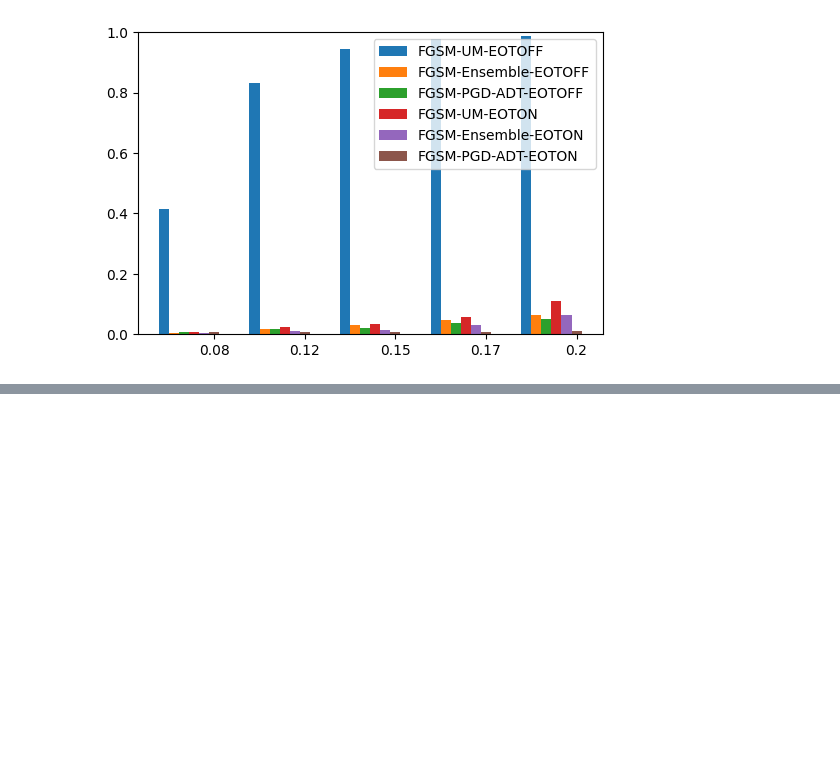
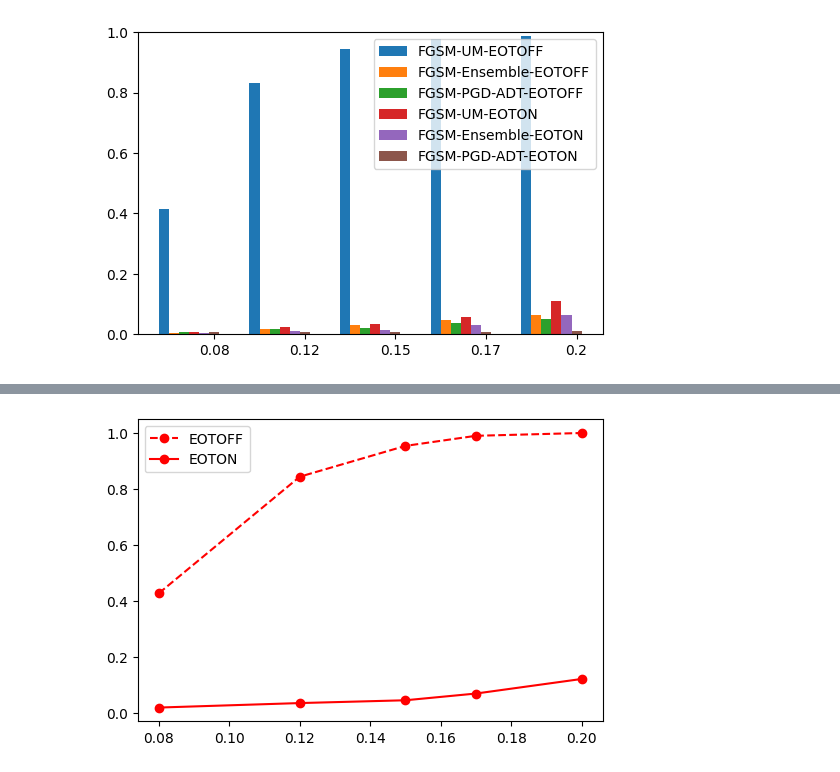
Before and after one commit to Arleycht/project-athena, a Jupyter notebook: Task1_update/ResultGraph.ipynb, the cells around one changed output, grey strips where cells are left out. Drawn from its saved outputs; the diff is of its cells as text; code cells hidden in the pictures; blank space fills up the shorter version.

```diff
--- a/Task1_update/ResultGraph.ipynb
+++ b/Task1_update/ResultGraph.ipynb
@@ -137,0 +179,17 @@ plt.show()
+# %%
+fig = plt.figure(dpi=100)
+
+x = [x[0] for x in pgdexp['EOTOFF']]
+y = [x[1] for x in pgdexp['EOTOFF']]
+
+plt.plot(x, y, 'ro--', label='EOTOFF')
+
+x = [x[0] for x in pgdexp['EOTON']]
+y = [x[1] for x in pgdexp['EOTON']]
+
+plt.plot(x, y, 'ro-', label='EOTON')
+plt.legend()
+plt.savefig('graphs/PGD-experimental.png')
+plt.show()
+# %% [output]
+[figure, added]
```
Also changed, not shown: parts of 3 cells of this notebook, 2 other files.
